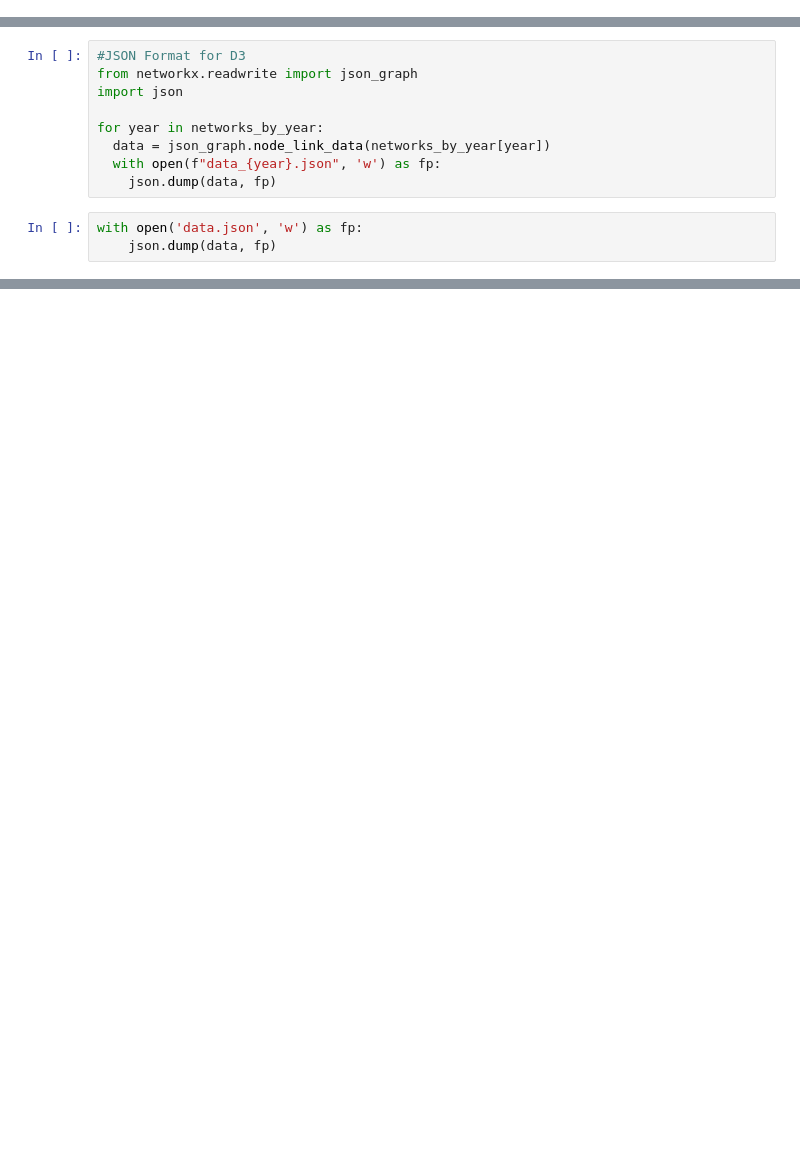
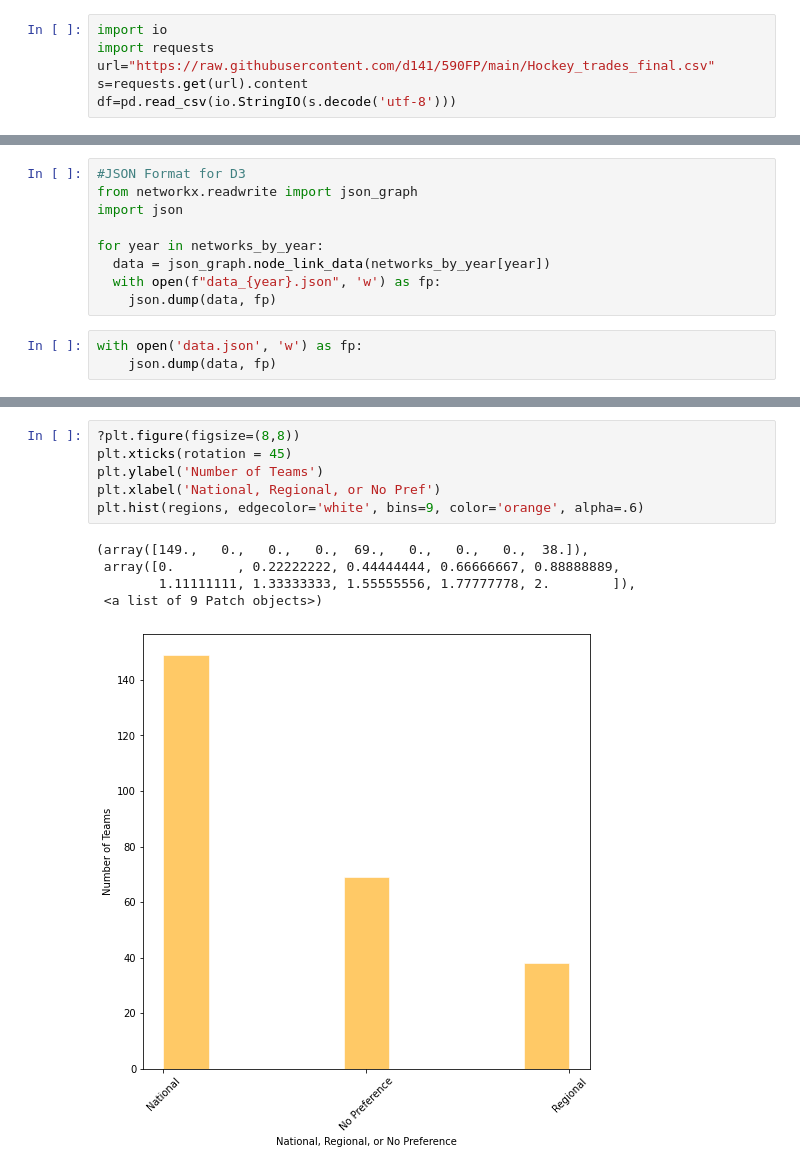
Before and after one commit to d141/590FP, a Jupyter notebook: nhl_transaction_network.ipynb, the cells around one changed output, grey strips where cells are left out. Saved outputs shown, nothing was run; the diff lists cells and outputs as text; blank space fills up the shorter version.

```diff
--- a/nhl_transaction_network.ipynb
+++ b/nhl_transaction_network.ipynb
@@ -15,3 +15,9 @@ df=pd.read_csv("Hockey_trades_final.csv")
+# %%
+import io
+import requests
+url="https://raw.githubusercontent.com/d141/590FP/main/Hockey_trades_final.csv"
+s=requests.get(url).content
+df=pd.read_csv(io.StringIO(s.decode('utf-8')))
 # %% [markdown]
 # Build Networks
 # %%
@@ -518,0 +668,12 @@ sorted(c)
+# %%
+?plt.figure(figsize=(8,8))
+plt.xticks(rotation = 45)
+plt.ylabel('Number of Teams')
+plt.xlabel('National, Regional, or No Pref')
+plt.hist(regions, edgecolor='white', bins=9, color='orange', alpha=.6)
+# %% [output]
+(array([149.,   0.,   0.,   0.,  69.,   0.,   0.,   0.,  38.]),
+ array([0.        , 0.22222222, 0.44444444, 0.66666667, 0.88888889,
+        1.11111111, 1.33333333, 1.55555556, 1.77777778, 2.        ]),
+ <a list of 9 Patch objects>)
+[figure, added]
```
Also changed, not shown: parts of 31 cells of this notebook.
